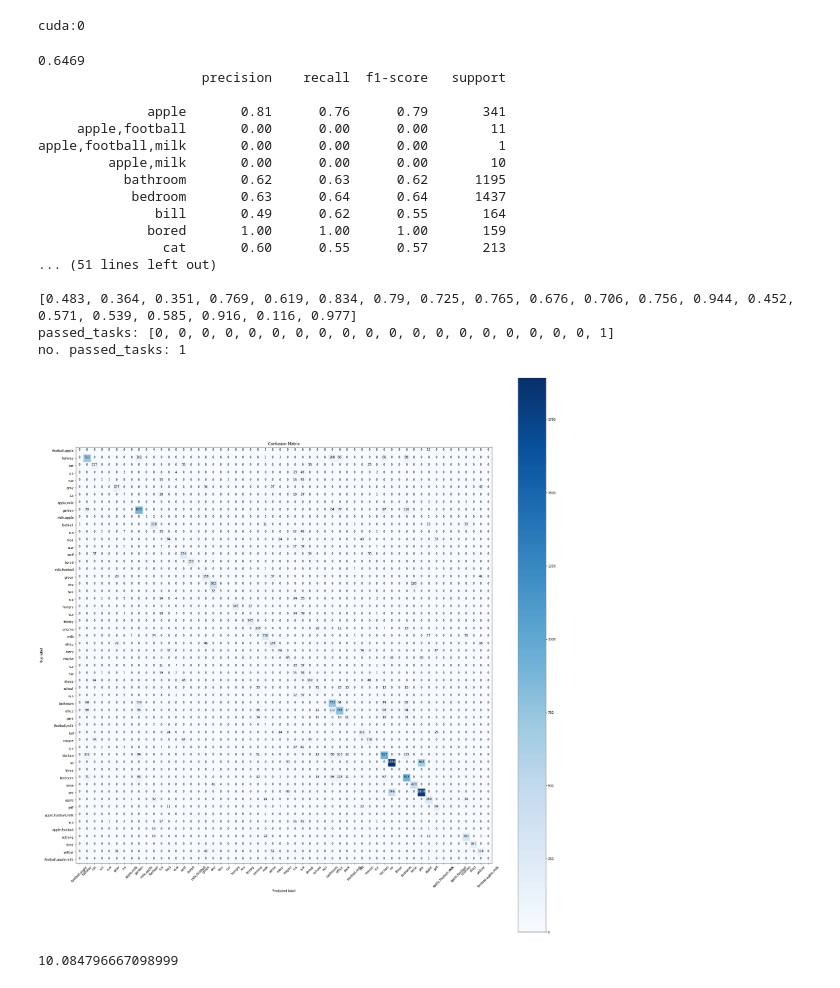
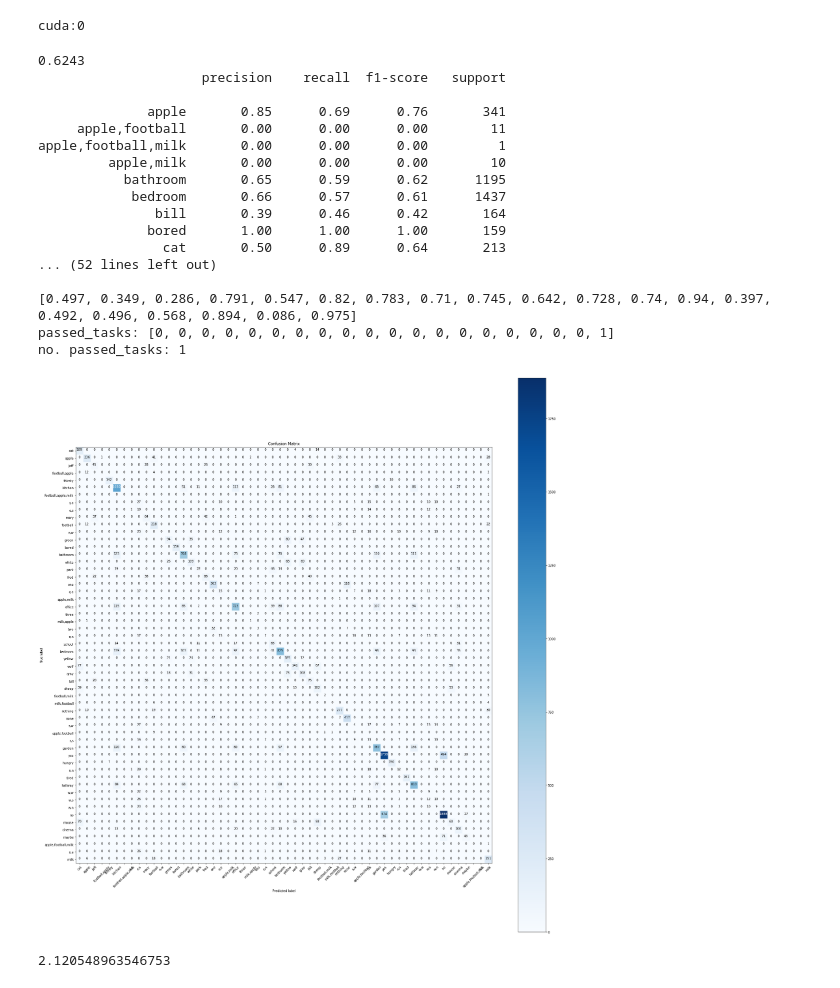
Before and after one commit to SurrealEverything/perceiver-recurrence-experiments, a Jupyter notebook: perceiver_bAbI-no_query.ipynb, the cells around one changed output. Cells and saved outputs as stored; diff of their text form; code cells hidden in the pictures.

```diff
--- a/perceiver_bAbI-no_query.ipynb
+++ b/perceiver_bAbI-no_query.ipynb
@@ -29,10 +29,10 @@ model = PerceiverIObAbInq(
 #     question_max_seq_len=13,
     dim = 64,                    # dimension of sequence to be encoded
     queries_dim = 179,            # dimension of decoder queries
-#     logits_dim = 50,            # dimension of final logits
-    depth = 6,                   # depth of net
-    num_latents = 64,           # number of latents, or induced set points, or centroids. different papers giving it different names
-    latent_dim = 128,            # latent dimension
+    logits_dim = 179,            # dimension of final logits
+    depth = 3,                   # depth of net
+    num_latents = 32,           # number of latents, or induced set points, or centroids. different papers giving it different names
+    latent_dim = 64,            # latent dimension
     cross_heads = 1,             # number of heads for cross attention. paper said 1
     latent_heads = 8,            # number of heads for latent self attention, 8
     cross_dim_head = 64,         # number of dimensions per cross attention head
@@ -87,12 +87,12 @@ for epoch in range(max_epochs):
     for batch_idx, data in enumerate(tqdm(train_loader, desc=f"Epoch {epoch + 1}/{max_epochs}")):
         optimizer.zero_grad()
 
-        contexts, questions, answers, tasks = data
+        contexts, answers, tasks = data
         contexts = contexts.long().to(device)
-        questions = questions.long().to(device)
+#         questions = questions.long().to(device)
         answers = answers.to(device)
 
-        logits = torch.squeeze(model(torch.cat((contexts, questions), 1)))
+        logits = torch.squeeze(model(contexts))
         loss = criterion(logits, answers)
         loss.backward()
         optimizer.step()
@@ -112,12 +112,12 @@ for epoch in range(max_epochs):
     with torch.no_grad():
         for batch_idx, data in enumerate(val_loader):
 
-            contexts, questions, answers, tasks = data
+            contexts, answers, tasks = data
             contexts = contexts.long().to(device)
-            questions = questions.long().to(device)
+#             questions = questions.long().to(device)
             answers = answers.to(device)
 
-            logits = torch.squeeze(model(torch.cat((contexts, questions), 1)))
+            logits = torch.squeeze(model(contexts))
             loss = criterion(logits, answers)
             val_loss += loss.item()
 
@@ -194,12 +194,12 @@ y_true_task = [[] for _ in range(20)]
 start = time.time()
 with torch.no_grad():
     for batch_idx, data in enumerate(tqdm(test_loader, desc=f"Inference")):
-        contexts, questions, answers, tasks = data
+        contexts, answers, tasks = data
         contexts = contexts.long().to(device)
-        questions = questions.long().to(device)
+#         questions = questions.long().to(device)
         answers = answers.to(device)
 
-        logits = torch.squeeze(model(torch.cat((contexts, questions), 1))).cpu()
+        logits = torch.squeeze(model(contexts)).cpu()
         # We consider a task successfully passed if ≥ 95% accuracy is obtained.
         y_pred = m(logits)
         y_pred = np.argmax(y_pred, axis=1)
@@ -250,43 +250,43 @@ def plot_confusion_matrix(cm, classes,
 
 accuracy = accuracy_score(y_pred_extended, y_true_extended)
 cr = classification_report(y_true_extended, y_pred_extended)
 print(accuracy)
 print(cr)
 task_acc = []
 passed_tasks = []
 for i in range(20):
     task_acc.append(accuracy_score(y_pred_task[i], y_true_task[i]))
     passed_tasks.append(1 if task_acc[i] >= 0.95 else 0)
 print(task_acc)
 print('passed_tasks:', passed_tasks)
 print('no. passed_tasks:', sum(passed_tasks))
 labels = list(set(y_true_extended).intersection(set(y_true_extended)))
 cnf_matrix = confusion_matrix(y_true_extended, y_pred_extended, labels)
 # Plot non-normalized confusion matrix
 plot_confusion_matrix(cnf_matrix, classes=labels, title = ('Confusion Matrix'))
 plt.show()
 print(end-start)
 # %% [output]
 cuda:0
-0.6469
+0.6243
                      precision    recall  f1-score   support
 
-              apple       0.81      0.76      0.79       341
+              apple       0.85      0.69      0.76       341
      apple,football       0.00      0.00      0.00        11
 apple,football,milk       0.00      0.00      0.00         1
          apple,milk       0.00      0.00      0.00        10
-           bathroom       0.62      0.63      0.62      1195
-            bedroom       0.63      0.64      0.64      1437
-               bill       0.49      0.62      0.55       164
+           bathroom       0.65      0.59      0.62      1195
+            bedroom       0.66      0.57      0.61      1437
+               bill       0.39      0.46      0.42       164
               bored       1.00      1.00      1.00       159
-                cat       0.60      0.55      0.57       213
-... (51 lines left out)
+                cat       0.50      0.89      0.64       213
+... (52 lines left out)
 
-[0.483, 0.364, 0.351, 0.769, 0.619, 0.834, 0.79, 0.725, 0.765, 0.676, 0.706, 0.756, 0.944, 0.452, 0.571, 0.539, 0.585, 0.916, 0.116, 0.977]
+[0.497, 0.349, 0.286, 0.791, 0.547, 0.82, 0.783, 0.71, 0.745, 0.642, 0.728, 0.74, 0.94, 0.397, 0.492, 0.496, 0.568, 0.894, 0.086, 0.975]
 passed_tasks: [0, 0, 0, 0, 0, 0, 0, 0, 0, 0, 0, 0, 0, 0, 0, 0, 0, 0, 0, 1]
 no. passed_tasks: 1
-[figure, old version]
+[figure, new version]
-10.084796667098999
+2.120548963546753
 # %%
 # from thop import profile
 # from thop import clever_format
```
Also changed, not shown: parts of 2 cells of this notebook, 10 other files.
